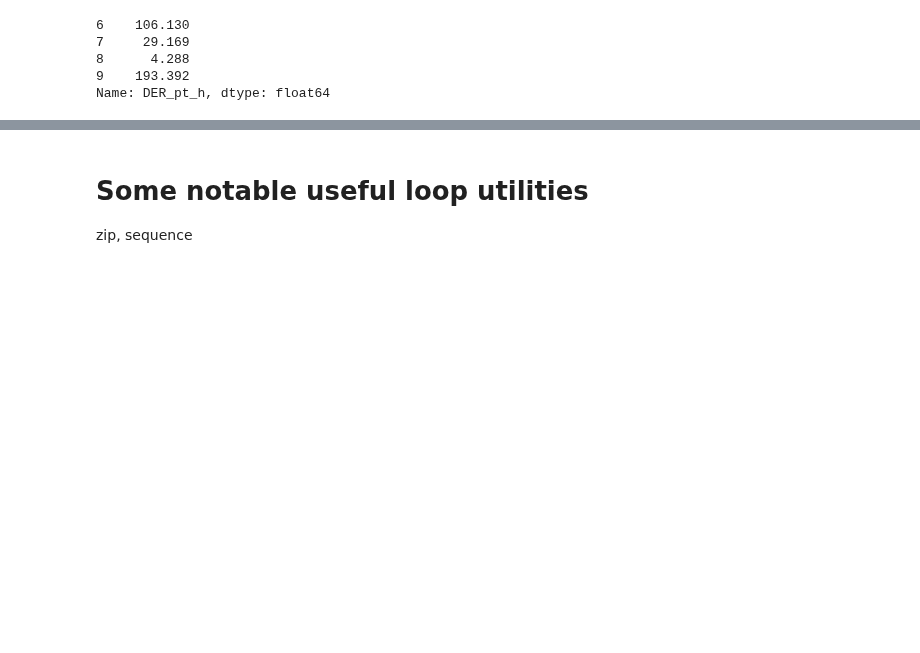
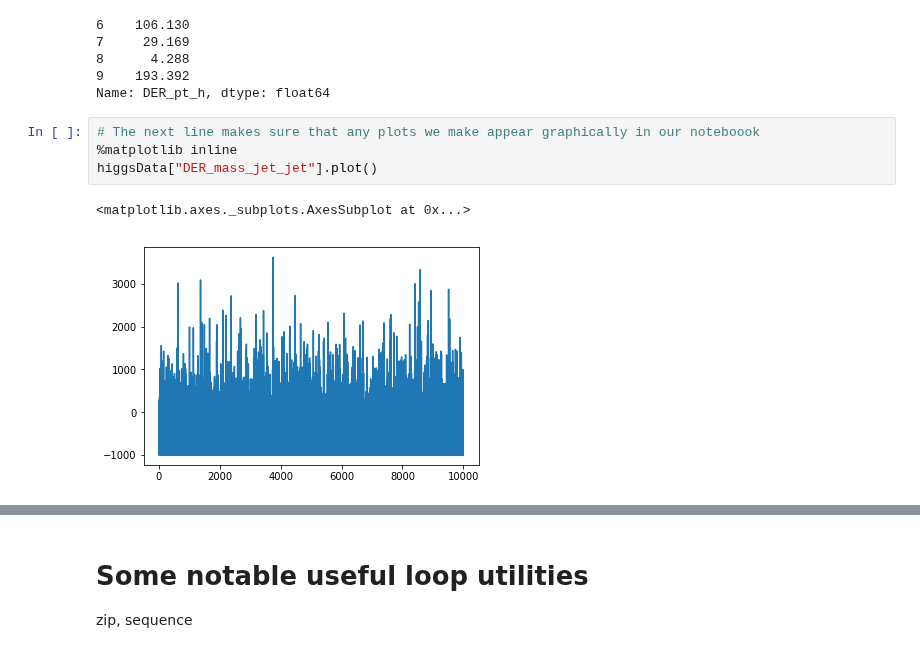
Before and after one commit to graeme-a-stewart/python-introduction, a Jupyter notebook: presentation-insights.ipynb, the cells around one changed output, grey strips where cells are left out. Saved outputs shown, nothing was run; the diff lists cells and outputs as text; blank space fills up the shorter version.

```diff
--- a/presentation-insights.ipynb
+++ b/presentation-insights.ipynb
@@ -1287,3 +1310,10 @@ higgsData["DER_pt_h"][6:10]
 8      4.288
 9    193.392
 Name: DER_pt_h, dtype: float64
+# %%
+# The next line makes sure that any plots we make appear graphically in our noteboook
+%matplotlib inline
+higgsData["DER_mass_jet_jet"].plot()
+# %% [output]
+<matplotlib.axes._subplots.AxesSubplot at 0x...>
+[figure, added]
```
Also changed, not shown: parts of 17 cells of this notebook.
